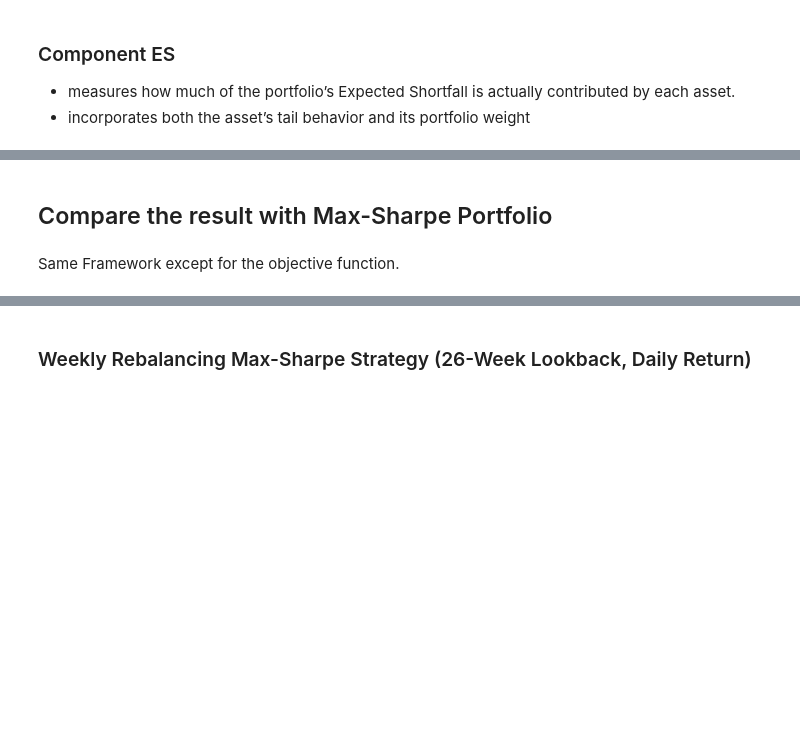
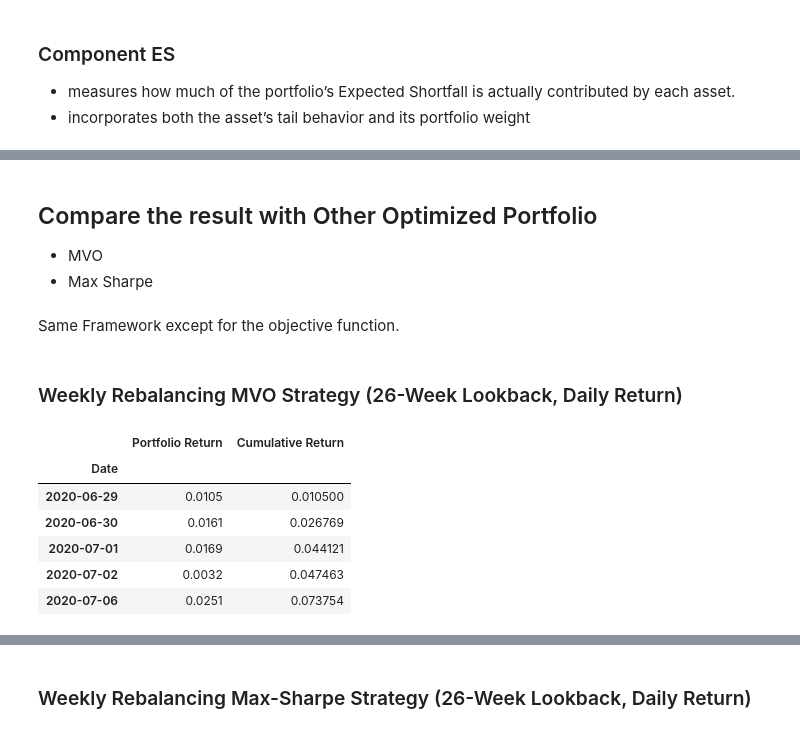
Before and after one commit to JunhoeChoi/CVAR-Portfolio-Optimization-and-Volatility-Evaluation, a Jupyter notebook: 1. Portfolio Optimization and Risk Management.ipynb, the cells around one changed output, grey strips where cells are left out. Cells and saved outputs as stored; diff of their text form; code cells hidden in the pictures; blank space fills up the shorter version.

```diff
--- a/1. Portfolio Optimization and Risk Management.ipynb
+++ b/1. Portfolio Optimization and Risk Management.ipynb
@@ -526,6 +518,31 @@ BIL       0.050000    -0.000029     -0.000001             -0.000001 -0.000076
 SHV       0.050000     0.000017      0.000001              0.000001  0.000046
 GLD       0.050000     0.004031      0.000202              0.000202  0.010608
 # %% [markdown]
-## Compare the result with Max-Sharpe Portfolio
+## Compare the result with Other Optimized Portfolio
+- MVO
+- Max Sharpe
 # %% [markdown]
 Same Framework except for the objective function.
+# %% [markdown]
+### Weekly Rebalancing MVO Strategy (26-Week Lookback, Daily Return)
+# %%
+# MVO: Minimize Portfolio Variance ─────────────────────
+def mvo(returns):
+    cov_matrix = returns.cov() * 252
+    n = len(tickers)
+
+    def objective(w):
+        return w.T @ cov_matrix.values @ w   # Annualized variance
+
+    init = np.array([1 / n] * n)
+    constraints = {'type': 'eq', 'fun': lambda x: np.sum(x) - 1}
+
+    result = minimize(
+        objective, init,
+        method='SLSQP',
+        bounds=bounds,
+        constraints=constraints,
+        options={'ftol': 1e-12, 'maxiter': 1000}
+    )
+
+    return result.x
@@ -531,0 +551,10 @@ Same Framework except for the objective function.
+# %%
+portfolio_daily_return_mvo.head()
+# %% [output]
+|  | Portfolio Return | Cumulative Return |
+| Date |  |  |
+| 2020-06-29 | 0.0105 | 0.010500 |
+| 2020-06-30 | 0.0161 | 0.026769 |
+| 2020-07-01 | 0.0169 | 0.044121 |
+| 2020-07-02 | 0.0032 | 0.047463 |
+| 2020-07-06 | 0.0251 | 0.073754 |
```
Also changed, not shown: parts of 27 cells of this notebook, 1 other file.
